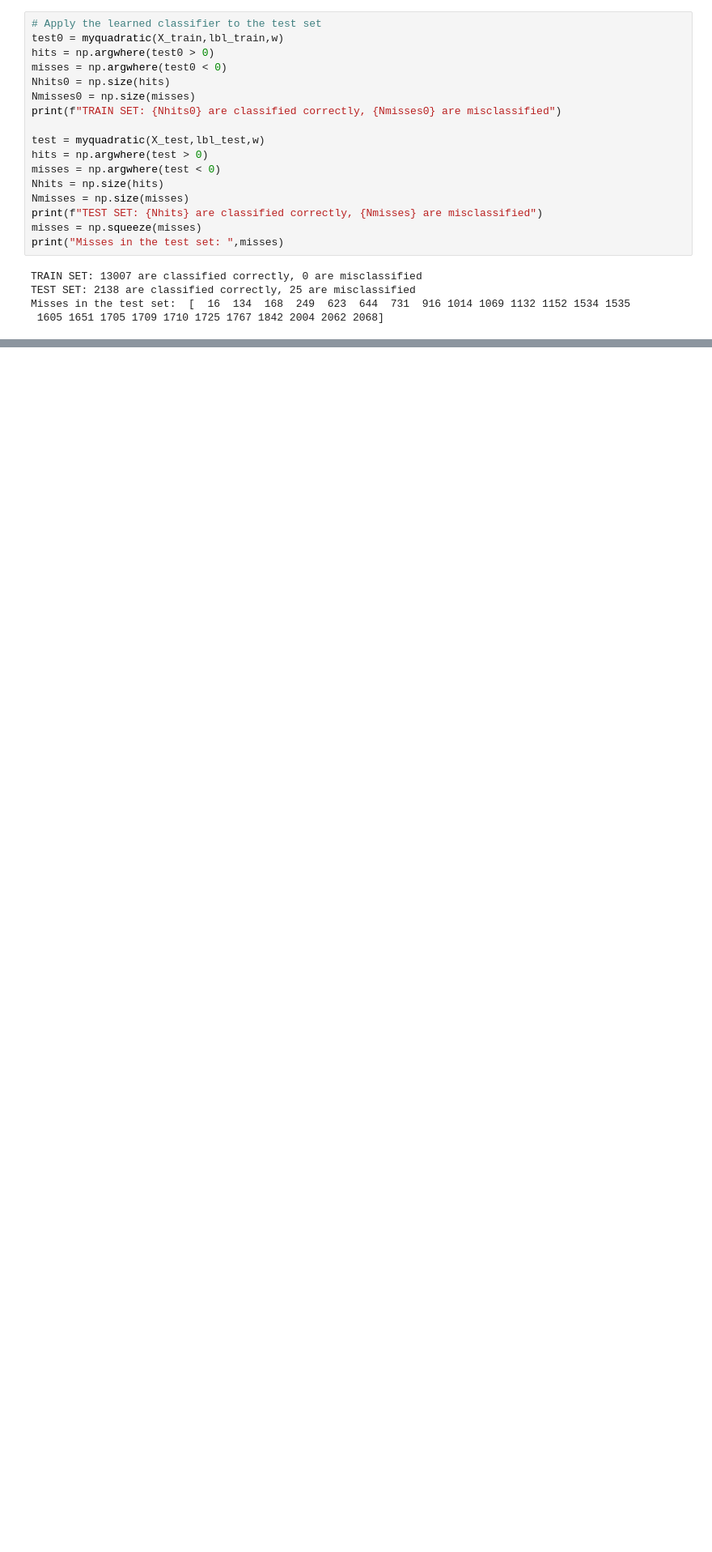
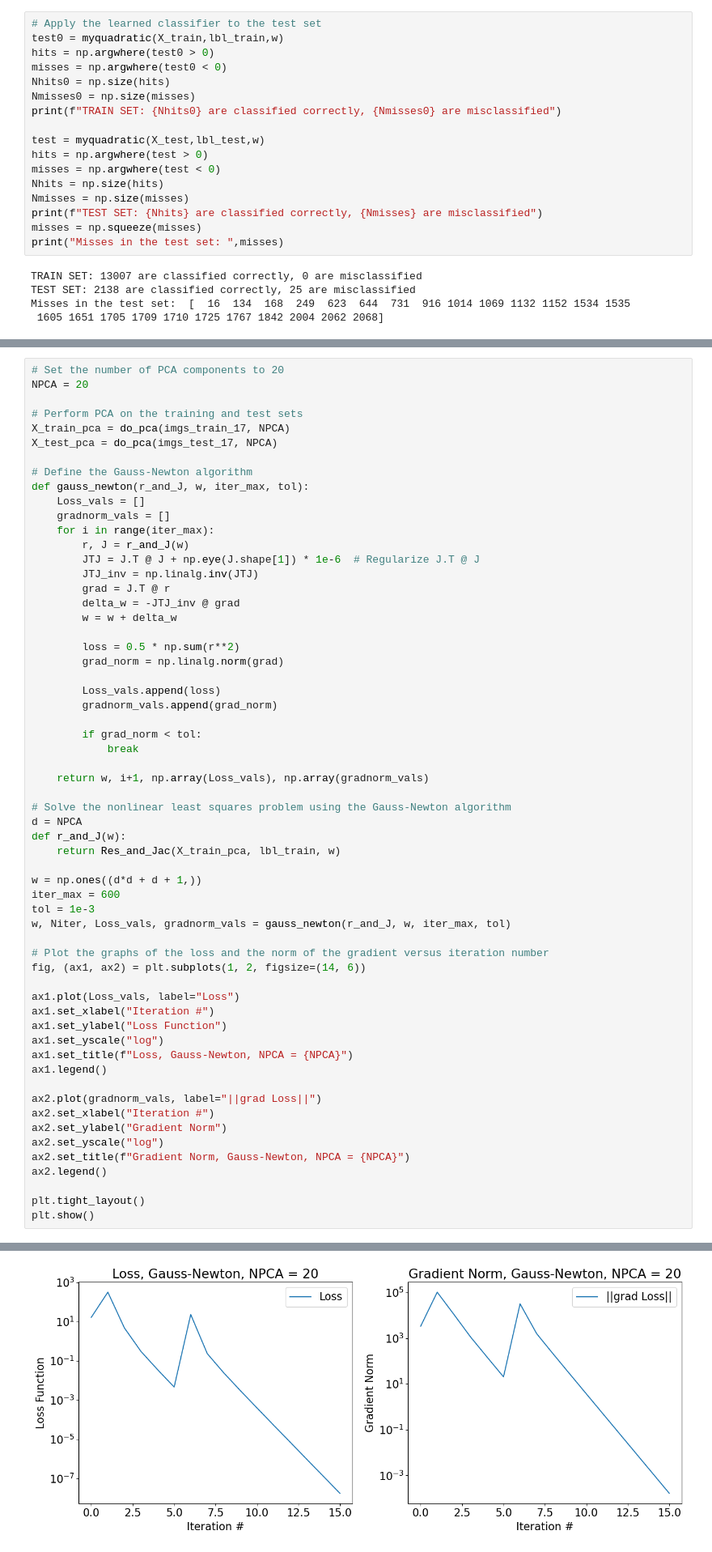
Before and after one commit to Bessgendre/minst-optimization-AMSC660-2024, a Jupyter notebook: mnist.ipynb, the cells around one changed output, grey strips where cells are left out. Shown at 81% size. Cells and saved outputs as stored; diff of their text form; blank space fills up the shorter version.

```diff
--- a/mnist.ipynb
+++ b/mnist.ipynb
@@ -268,3 +254,64 @@ LM, iter #9: loss = 1.3164e-05, gradnorm = 1.1318e-02, rho = 8.6476e-01, R = 1.0
 LM, iter #10: loss = 1.7820e-06, gradnorm = 1.5317e-03, rho = 8.6477e-01, R = 1.0000e+00
 LM, iter #11: loss = 2.4155e-07, gradnorm = 2.0729e-04, rho = 8.6498e-01, R = 1.0000e+00
 [figure]
+# %%
+# Set the number of PCA components to 20
+NPCA = 20
+
+# Perform PCA on the training and test sets
+X_train_pca = do_pca(imgs_train_17, NPCA)
+X_test_pca = do_pca(imgs_test_17, NPCA)
+
+# Define the Gauss-Newton algorithm
+def gauss_newton(r_and_J, w, iter_max, tol):
+    Loss_vals = []
+    gradnorm_vals = []
+    for i in range(iter_max):
+        r, J = r_and_J(w)
+        JTJ = J.T @ J + np.eye(J.shape[1]) * 1e-6  # Regularize J.T @ J
+        JTJ_inv = np.linalg.inv(JTJ)
+        grad = J.T @ r
+        delta_w = -JTJ_inv @ grad
+        w = w + delta_w
+
+        loss = 0.5 * np.sum(r**2)
+        grad_norm = np.linalg.norm(grad)
+
+        Loss_vals.append(loss)
+        gradnorm_vals.append(grad_norm)
+
+        if grad_norm < tol:
+            break
+
+    return w, i+1, np.array(Loss_vals), np.array(gradnorm_vals)
+
+# Solve the nonlinear least squares problem using the Gauss-Newton algorithm
+d = NPCA
+def r_and_J(w):
+    return Res_and_Jac(X_train_pca, lbl_train, w)
+
+w = np.ones((d*d + d + 1,))
+iter_max = 600
+tol = 1e-3
+w, Niter, Loss_vals, gradnorm_vals = gauss_newton(r_and_J, w, iter_max, tol)
+
+# Plot the graphs of the loss and the norm of the gradient versus iteration number
+fig, (ax1, ax2) = plt.subplots(1, 2, figsize=(14, 6))
+
+ax1.plot(Loss_vals, label="Loss")
+ax1.set_xlabel("Iteration #")
+ax1.set_ylabel("Loss Function")
+ax1.set_yscale("log")
+ax1.set_title(f"Loss, Gauss-Newton, NPCA = {NPCA}")
+ax1.legend()
+
+ax2.plot(gradnorm_vals, label="||grad Loss||")
+ax2.set_xlabel("Iteration #")
+ax2.set_ylabel("Gradient Norm")
+ax2.set_yscale("log")
+ax2.set_title(f"Gradient Norm, Gauss-Newton, NPCA = {NPCA}")
+ax2.legend()
+
+plt.tight_layout()
+plt.show()
+# %% [output]
@@ -270,0 +322 @@ LM, iter #11: loss = 2.4155e-07, gradnorm = 2.0729e-04, rho = 8.6498e-01, R = 1.
+[figure, added]
```
Also changed, not shown: parts of 2 cells of this notebook, 5 other files.
